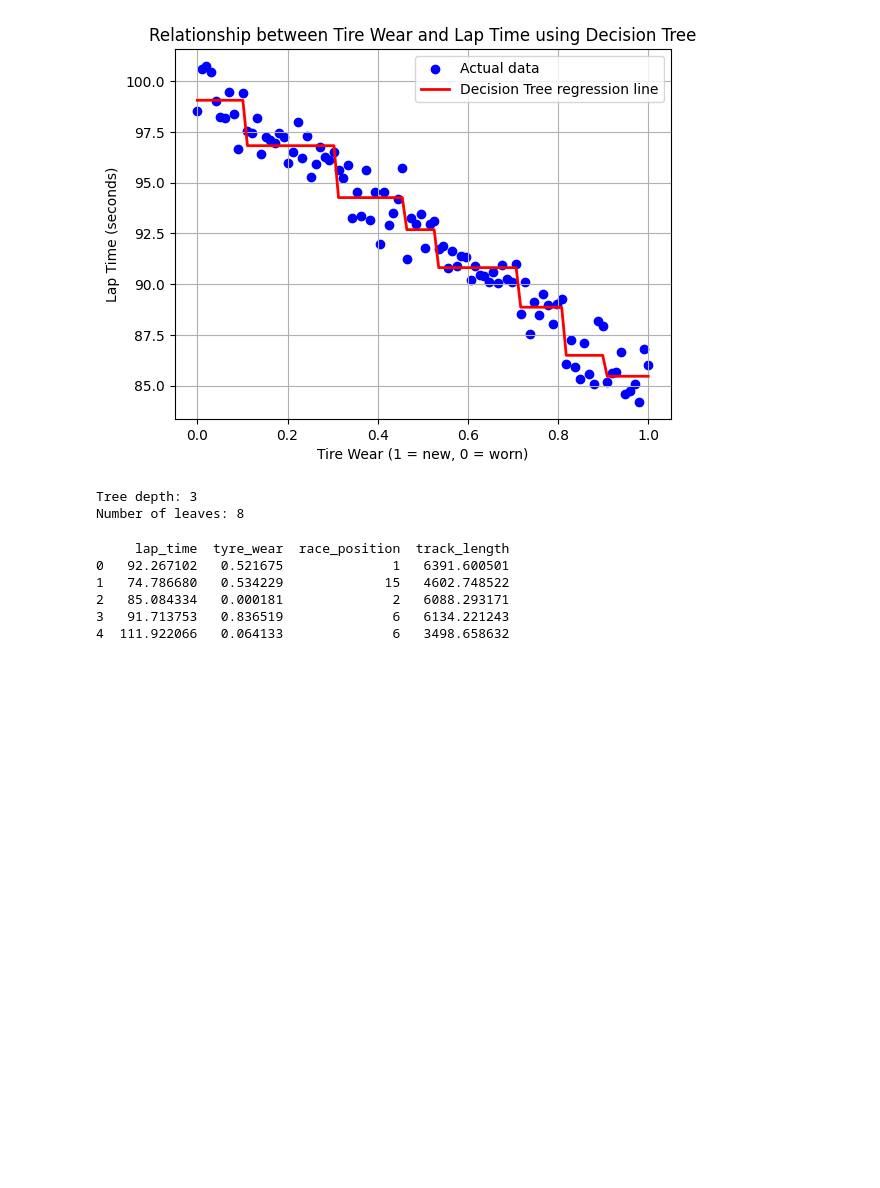
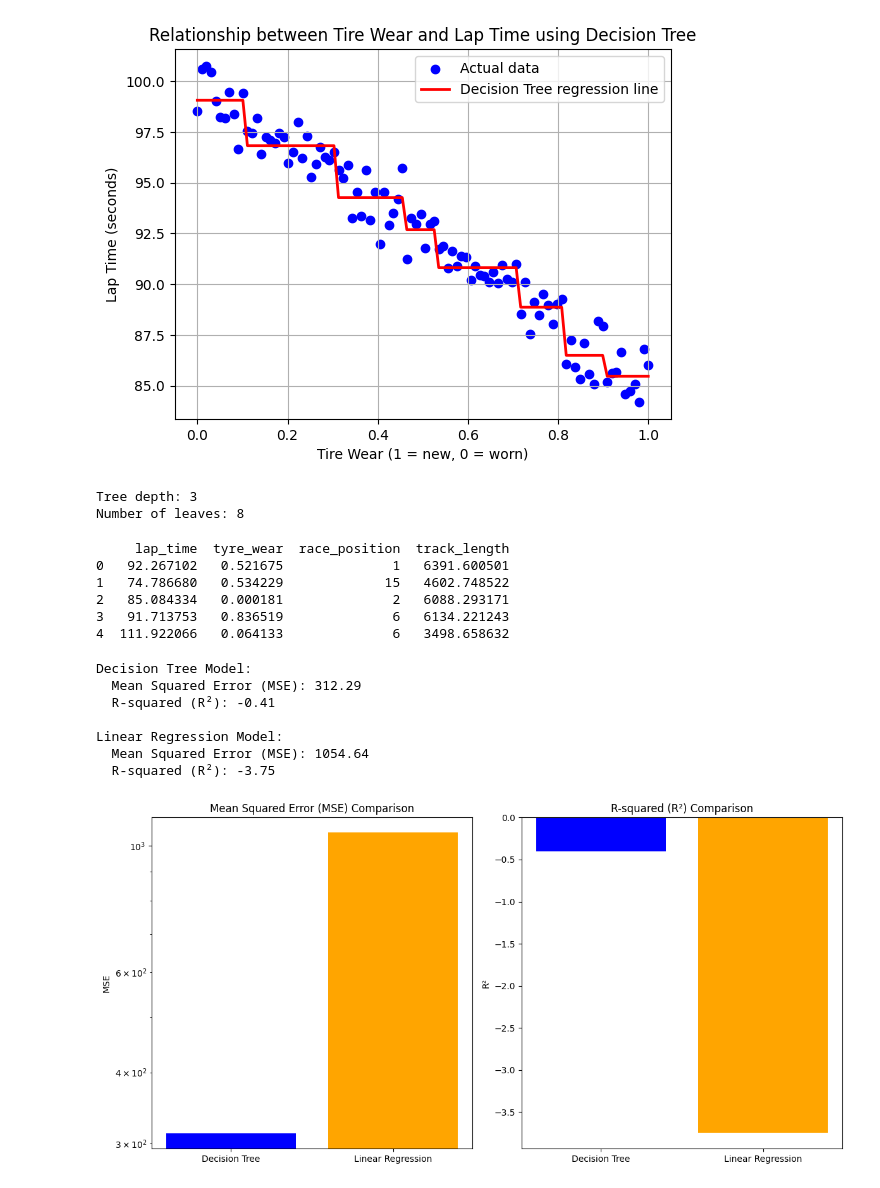
Before and after one commit to lewisMVP/f1-pit-optimize, a Jupyter notebook: test.ipynb, the cells around one changed output. Cells and saved outputs as stored; diff of their text form; code cells hidden in the pictures; blank space fills up the shorter version.

Commit message:
MSE and R squared comparision update

```diff
--- a/test.ipynb
+++ b/test.ipynb
@@ -76,3 +76,62 @@ print(df_test.head())
 2   85.084334   0.000181              2   6088.293171
 3   91.713753   0.836519              6   6134.221243
 4  111.922066   0.064133              6   3498.658632
+# %%
+import pandas as pd
+from sklearn.metrics import mean_squared_error, r2_score
+from joblib import load
+import matplotlib.pyplot as plt
+import numpy as np
+
+test_data = pd.read_csv('backend/f1_test_data.csv')
+
+X_test = test_data[['tire_wear', 'race_position', 'track_length']]
+y_test = test_data['lap_time']
+
+model_1 = load('backend/decision_tree_model.pkl')  # Decision Tree model
+model_2 = load('backend/linear_regression_model.pkl')  # Linear Regression model
+
+y_pred_1 = model_1.predict(X_test)
+y_pred_2 = model_2.predict(X_test)
+
+mse_1 = mean_squared_error(y_test, y_pred_1)
+r2_1 = r2_score(y_test, y_pred_1)
+
+mse_2 = mean_squared_error(y_test, y_pred_2)
+r2_2 = r2_score(y_test, y_pred_2)
+
+print("Decision Tree Model:")
+print(f"  Mean Squared Error (MSE): {mse_1:.2f}")
+print(f"  R-squared (R²): {r2_1:.2f}")
+
+print("\nLinear Regression Model:")
+print(f"  Mean Squared Error (MSE): {mse_2:.2f}")
+print(f"  R-squared (R²): {r2_2:.2f}")
+models = ['Decision Tree', 'Linear Regression']
+mse_values = [mse_1, mse_2]
+r2_values = [r2_1, r2_2]
+
+
+plt.figure(figsize=(12, 6))
+
+plt.subplot(1, 2, 1)
+plt.bar(models, mse_values, color=['blue', 'orange'])
+plt.title('Mean Squared Error (MSE) Comparison')
+plt.ylabel('MSE')
+plt.yscale('log')
+plt.subplot(1, 2, 2)  #
+plt.bar(models, r2_values, color=['blue', 'orange'])
+plt.title('R-squared (R²) Comparison')
+plt.ylabel('R²')
+
+plt.tight_layout()
+plt.show()
+# %% [output]
+Decision Tree Model:
+  Mean Squared Error (MSE): 312.29
+  R-squared (R²): -0.41
+
+Linear Regression Model:
+  Mean Squared Error (MSE): 1054.64
+  R-squared (R²): -3.75
+[figure, added]
```
Also changed, not shown: 1 other file.
